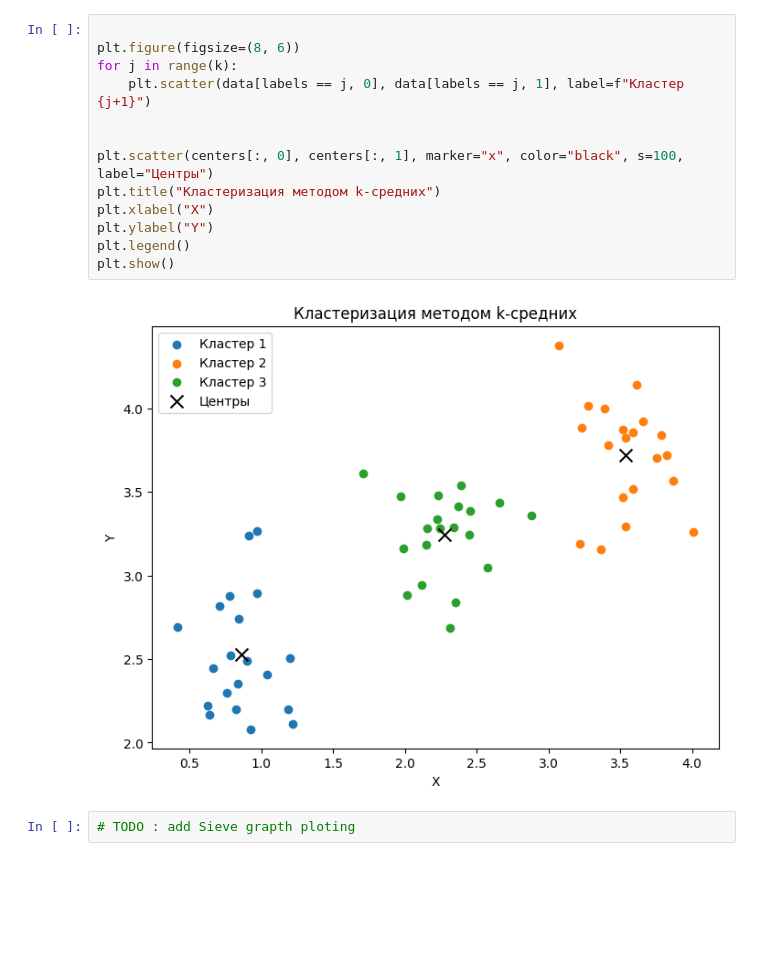
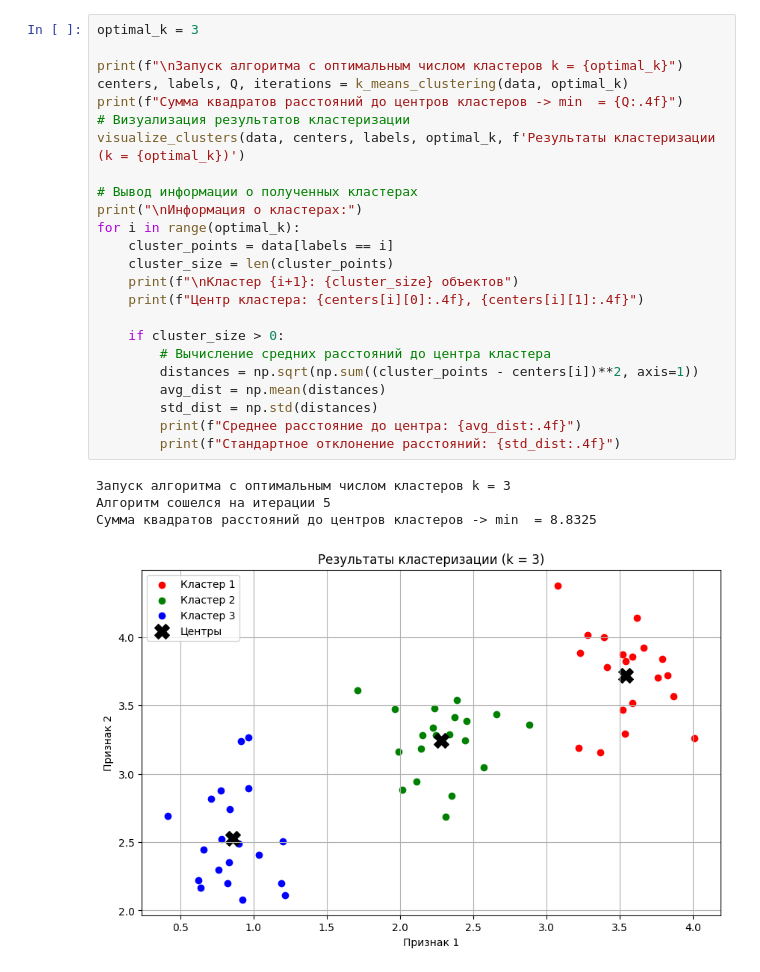
Before and after one commit to Anton-Bondarchuk/iad, a Jupyter notebook: lab5/tasks.ipynb, the cells around one changed output. Drawn from its saved outputs; the diff is of its cells as text; blank space fills up the shorter version.

```diff
--- a/lab5/tasks.ipynb
+++ b/lab5/tasks.ipynb
@@ -67,17 +126,29 @@ print("Финальное значение Q:", Q)
-# %%
-
-plt.figure(figsize=(8, 6))
-for j in range(k):
-    plt.scatter(data[labels == j, 0], data[labels == j, 1], label=f"Кластер {j+1}")
-
-
-plt.scatter(centers[:, 0], centers[:, 1], marker="x", color="black", s=100, label="Центры")
-plt.title("Кластеризация методом k-средних")
-plt.xlabel("X")
-plt.ylabel("Y")
-plt.legend()
-plt.show()
-# %% [output]
-[figure, removed]
-# %%
-# TODO : add Sieve grapth ploting
+# %%
+optimal_k = 3
+
+print(f"\nЗапуск алгоритма с оптимальным числом кластеров k = {optimal_k}")
+centers, labels, Q, iterations = k_means_clustering(data, optimal_k)
+print(f"Сумма квадратов расстояний до центров кластеров -> min  = {Q:.4f}")
+# Визуализация результатов кластеризации
+visualize_clusters(data, centers, labels, optimal_k, f'Результаты кластеризации (k = {optimal_k})')
+
+# Вывод информации о полученных кластерах
+print("\nИнформация о кластерах:")
+for i in range(optimal_k):
+    cluster_points = data[labels == i]
+    cluster_size = len(cluster_points)
+    print(f"\nКластер {i+1}: {cluster_size} объектов")
+    print(f"Центр кластера: {centers[i][0]:.4f}, {centers[i][1]:.4f}")
+
+    if cluster_size > 0:
+        # Вычисление средних расстояний до центра кластера
+        distances = np.sqrt(np.sum((cluster_points - centers[i])**2, axis=1))
+        avg_dist = np.mean(distances)
+        std_dist = np.std(distances)
+        print(f"Среднее расстояние до центра: {avg_dist:.4f}")
+        print(f"Стандартное отклонение расстояний: {std_dist:.4f}")
+# %% [output]
+Запуск алгоритма с оптимальным числом кластеров k = 3
+Алгоритм сошелся на итерации 5
+Сумма квадратов расстояний до центров кластеров -> min  = 8.8325
+[figure, added]
```
Also changed, not shown: parts of 7 cells of this notebook, 2 other files.
